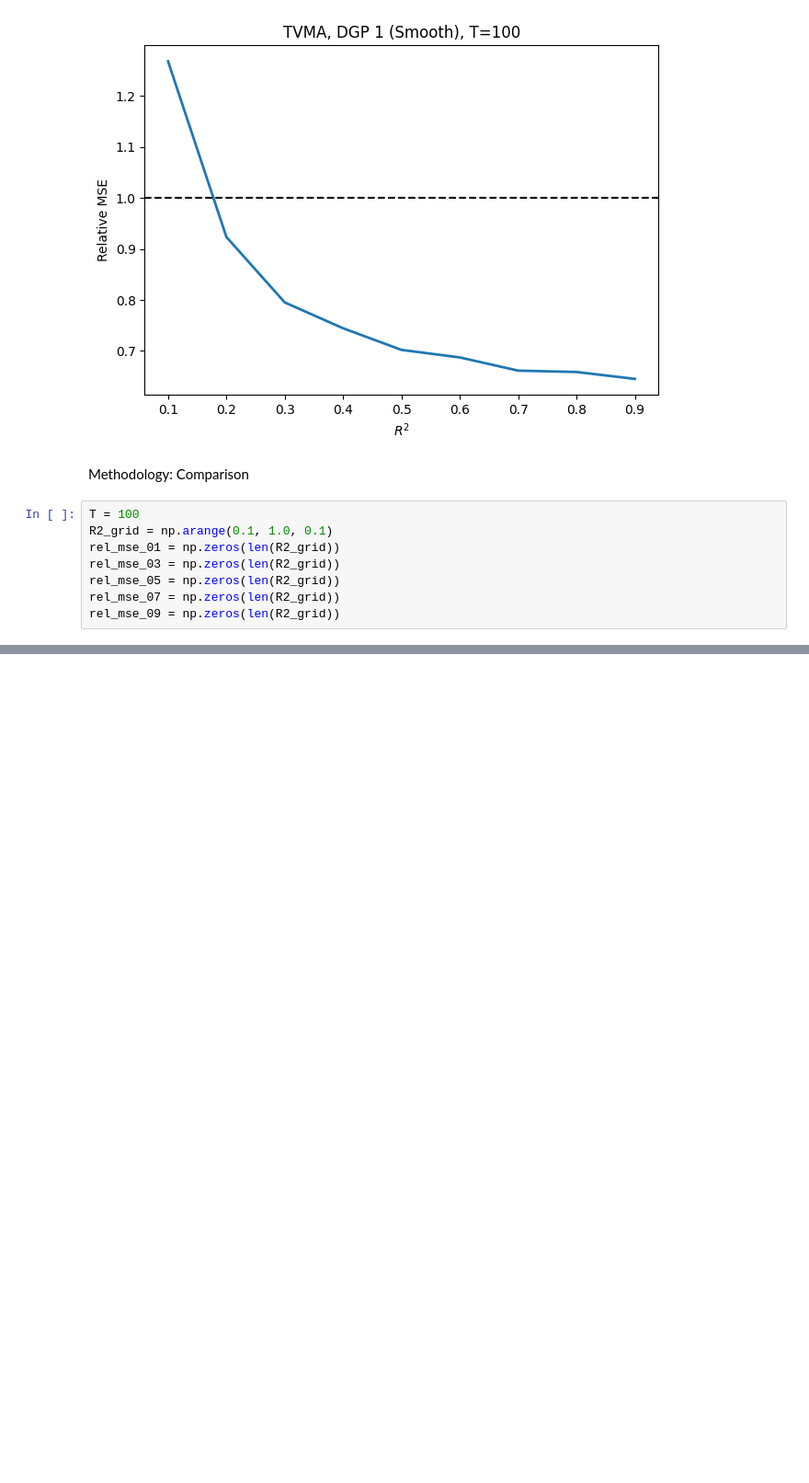
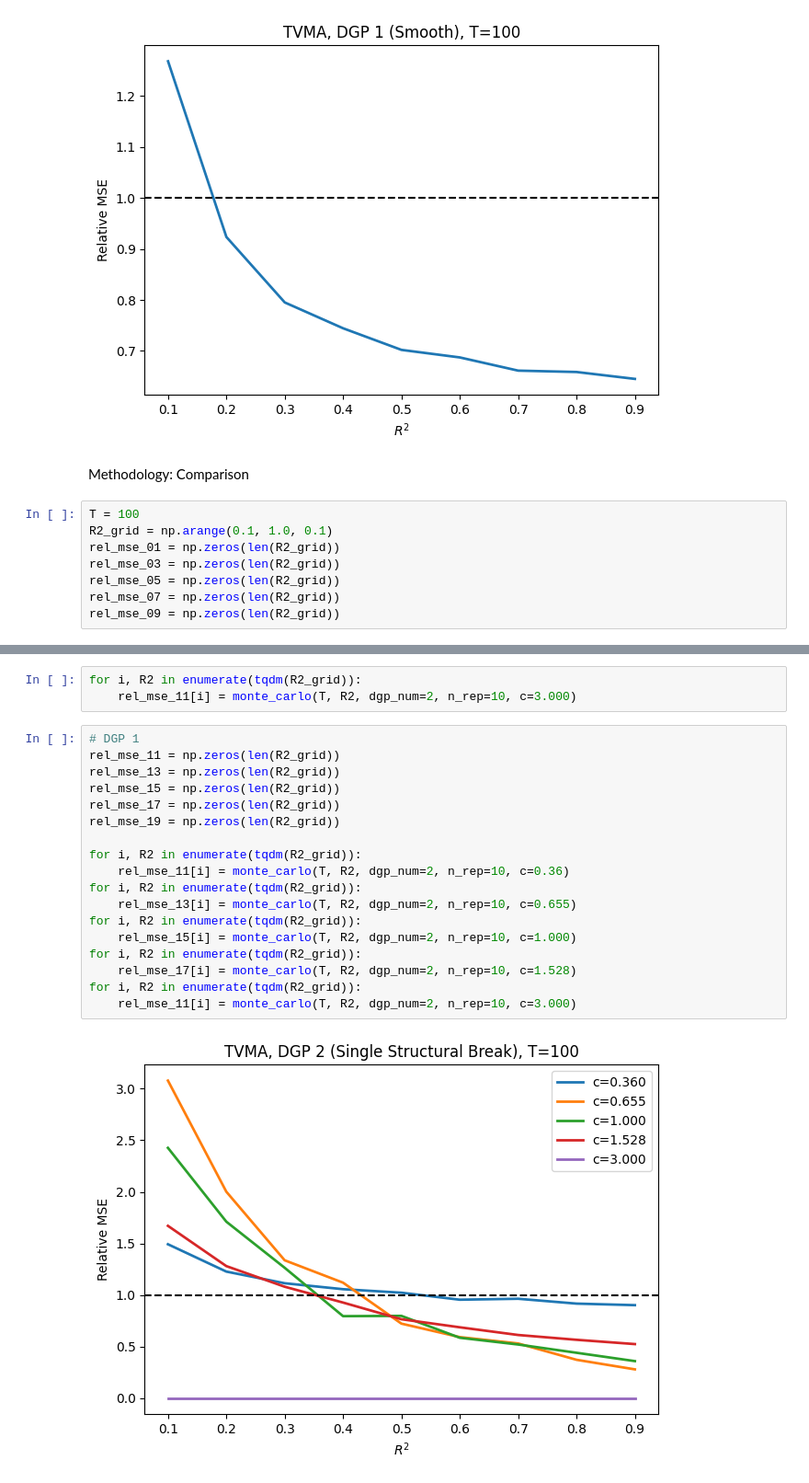
Before and after one commit to avril-rdgz/SCEDS_TVMA, a Jupyter notebook: main.ipynb, the cells around one changed output, grey strips where cells are left out. Shown at 92% size. Cells and saved outputs as stored; diff of their text form; blank space fills up the shorter version.

```diff
--- a/main.ipynb
+++ b/main.ipynb
@@ -297,0 +340,23 @@ plt.show()
+# %%
+for i, R2 in enumerate(tqdm(R2_grid)):
+    rel_mse_11[i] = monte_carlo(T, R2, dgp_num=2, n_rep=10, c=3.000)
+# %%
+# DGP 1
+rel_mse_11 = np.zeros(len(R2_grid))
+rel_mse_13 = np.zeros(len(R2_grid))
+rel_mse_15 = np.zeros(len(R2_grid))
+rel_mse_17 = np.zeros(len(R2_grid))
+rel_mse_19 = np.zeros(len(R2_grid))
+
+for i, R2 in enumerate(tqdm(R2_grid)):
+    rel_mse_11[i] = monte_carlo(T, R2, dgp_num=2, n_rep=10, c=0.36)
+for i, R2 in enumerate(tqdm(R2_grid)):
+    rel_mse_13[i] = monte_carlo(T, R2, dgp_num=2, n_rep=10, c=0.655)
+for i, R2 in enumerate(tqdm(R2_grid)):
+    rel_mse_15[i] = monte_carlo(T, R2, dgp_num=2, n_rep=10, c=1.000)
+for i, R2 in enumerate(tqdm(R2_grid)):
+    rel_mse_17[i] = monte_carlo(T, R2, dgp_num=2, n_rep=10, c=1.528)
+for i, R2 in enumerate(tqdm(R2_grid)):
+    rel_mse_11[i] = monte_carlo(T, R2, dgp_num=2, n_rep=10, c=3.000)
+# %% [output]
+[figure, added]
```
Also changed, not shown: parts of 11 cells of this notebook.
